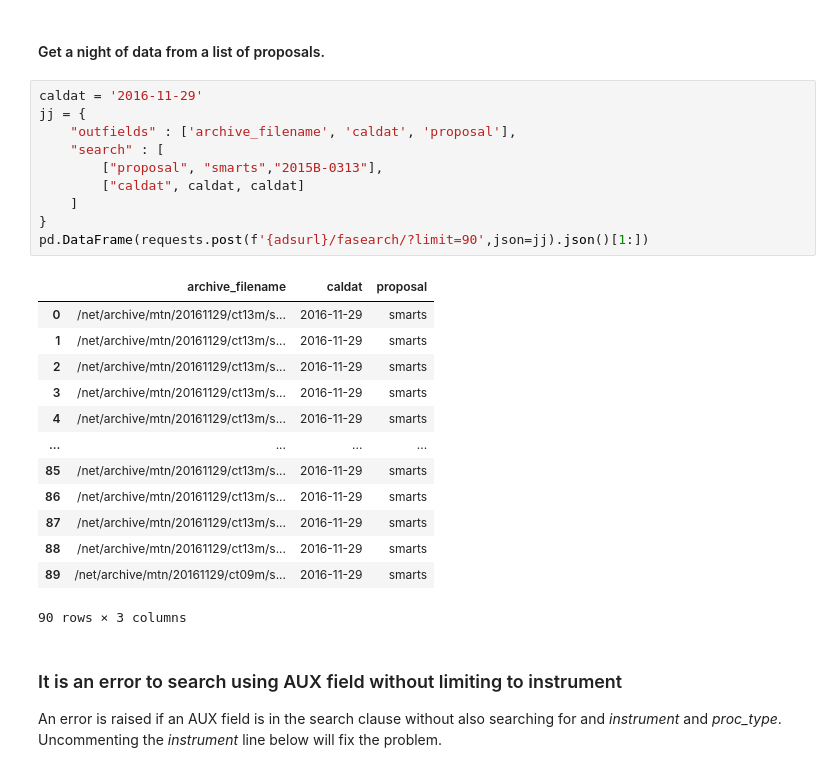
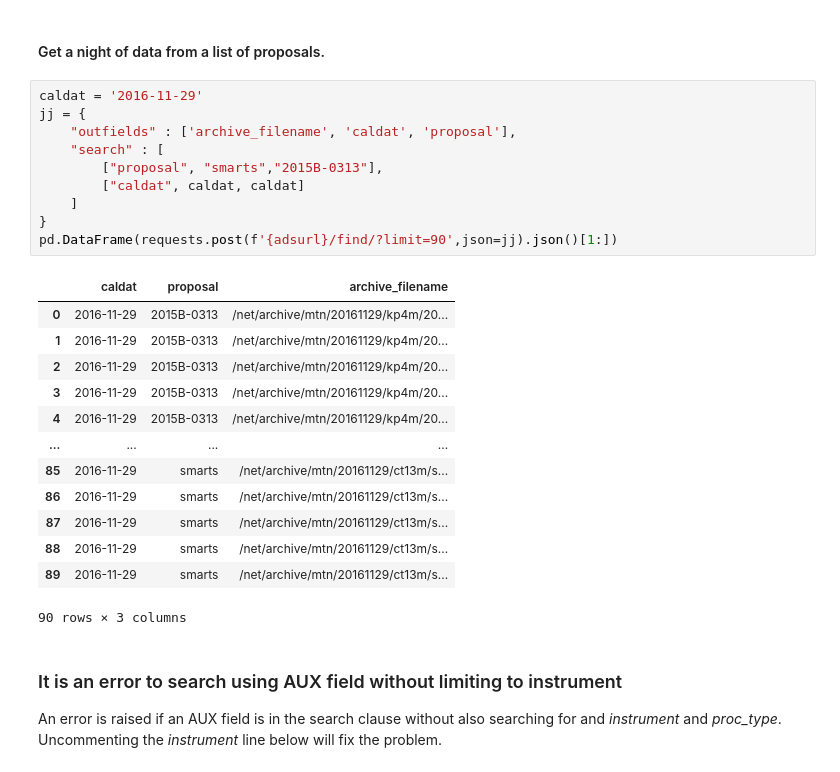
Before and after one commit to NOAO/nat-nb, a Jupyter notebook: advanced-search.ipynb, the cells around one changed output. Cells and saved outputs as stored; diff of their text form.

```diff
--- a/advanced-search.ipynb
+++ b/advanced-search.ipynb
@@ -524,26 +522,26 @@ Public as of 2021-07-27:
 # %%
 caldat = '2016-11-29'
 jj = {
     "outfields" : ['archive_filename', 'caldat', 'proposal'],
     "search" : [
         ["proposal", "smarts","2015B-0313"],
         ["caldat", caldat, caldat]
     ]
 }
-pd.DataFrame(requests.post(f'{adsurl}/fasearch/?limit=90',json=jj).json()[1:])
+pd.DataFrame(requests.post(f'{adsurl}/find/?limit=90',json=jj).json()[1:])
 # %% [output]
-|  | archive_filename | caldat | proposal |
-| 0 | /net/archive/mtn/20161129/ct13m/s... | 2016-11-29 | smarts |
-| 1 | /net/archive/mtn/20161129/ct13m/s... | 2016-11-29 | smarts |
-| 2 | /net/archive/mtn/20161129/ct13m/s... | 2016-11-29 | smarts |
-| 3 | /net/archive/mtn/20161129/ct13m/s... | 2016-11-29 | smarts |
-| 4 | /net/archive/mtn/20161129/ct13m/s... | 2016-11-29 | smarts |
+|  | caldat | proposal | archive_filename |
+| 0 | 2016-11-29 | 2015B-0313 | /net/archive/mtn/20161129/kp4m/20... |
+| 1 | 2016-11-29 | 2015B-0313 | /net/archive/mtn/20161129/kp4m/20... |
+| 2 | 2016-11-29 | 2015B-0313 | /net/archive/mtn/20161129/kp4m/20... |
+| 3 | 2016-11-29 | 2015B-0313 | /net/archive/mtn/20161129/kp4m/20... |
+| 4 | 2016-11-29 | 2015B-0313 | /net/archive/mtn/20161129/kp4m/20... |
 | ... | ... | ... | ... |
-| 85 | /net/archive/mtn/20161129/ct13m/s... | 2016-11-29 | smarts |
-| 86 | /net/archive/mtn/20161129/ct13m/s... | 2016-11-29 | smarts |
-| 87 | /net/archive/mtn/20161129/ct13m/s... | 2016-11-29 | smarts |
-| 88 | /net/archive/mtn/20161129/ct13m/s... | 2016-11-29 | smarts |
-| 89 | /net/archive/mtn/20161129/ct09m/s... | 2016-11-29 | smarts |
+| 85 | 2016-11-29 | smarts | /net/archive/mtn/20161129/ct13m/s... |
+| 86 | 2016-11-29 | smarts | /net/archive/mtn/20161129/ct13m/s... |
+| 87 | 2016-11-29 | smarts | /net/archive/mtn/20161129/ct13m/s... |
+| 88 | 2016-11-29 | smarts | /net/archive/mtn/20161129/ct13m/s... |
+| 89 | 2016-11-29 | smarts | /net/archive/mtn/20161129/ct13m/s... |
 90 rows × 3 columns
 # %% [markdown]
 ### It is an error to search using AUX field without limiting to instrument
```
Also changed, not shown: parts of 23 cells of this notebook, 2 other files.
